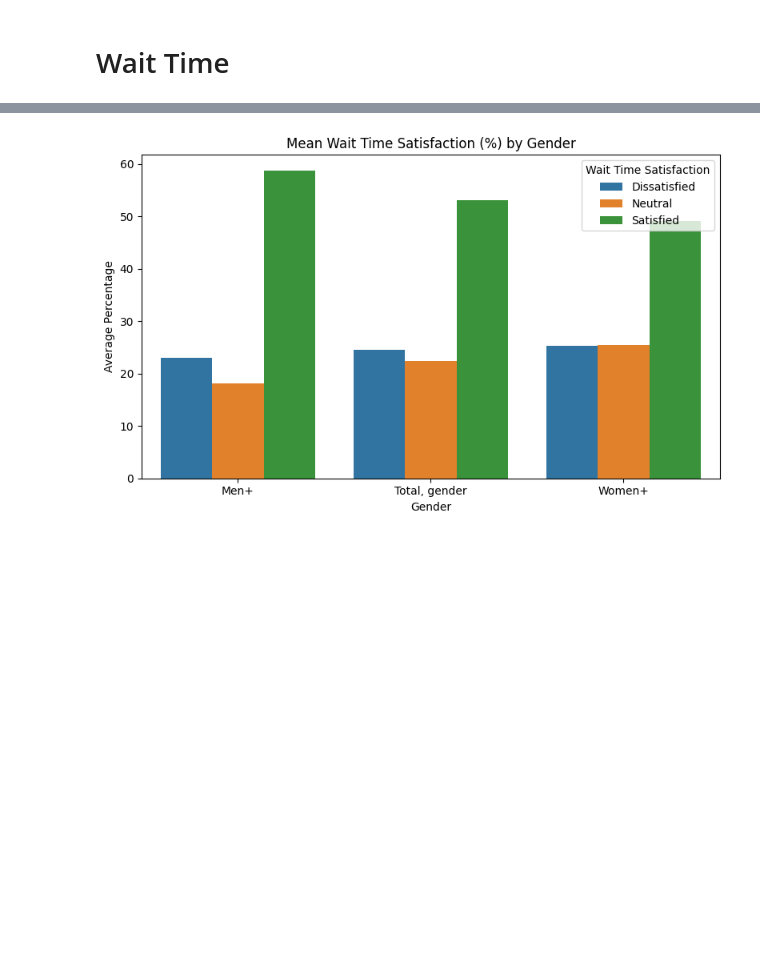
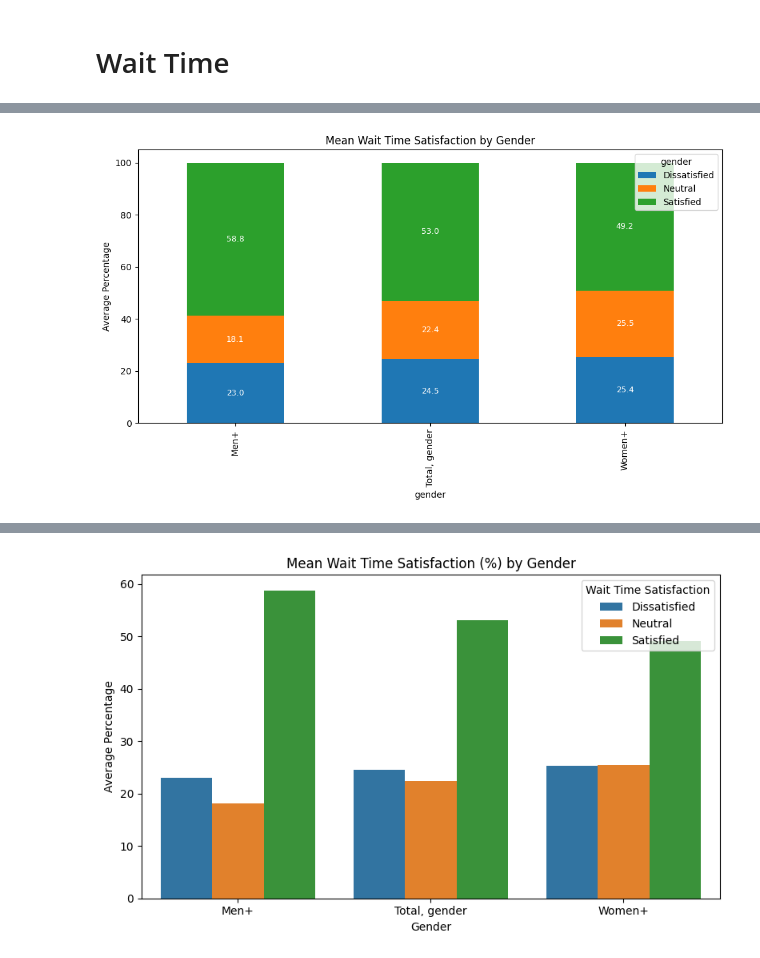
Before and after one commit to s8aH/GLOCAL-indigenous-healthcare, a Jupyter notebook: healthcare_access_analysis.ipynb, the cells around one changed output, grey strips where cells are left out. Saved outputs shown, nothing was run; the diff lists cells and outputs as text; code cells hidden in the pictures; blank space fills up the shorter version.

```diff
--- a/healthcare_access_analysis.ipynb
+++ b/healthcare_access_analysis.ipynb
@@ -187,0 +316,4 @@ plt.show()
+# %%
+plot_bar_chart(df, 'gender', 'wait_satisfaction', "Mean Wait Time Satisfaction by Gender", stacked_by='gender')
+# %% [output]
+[figure, added]
```
Also changed, not shown: parts of 5 cells of this notebook, 1 other file.
